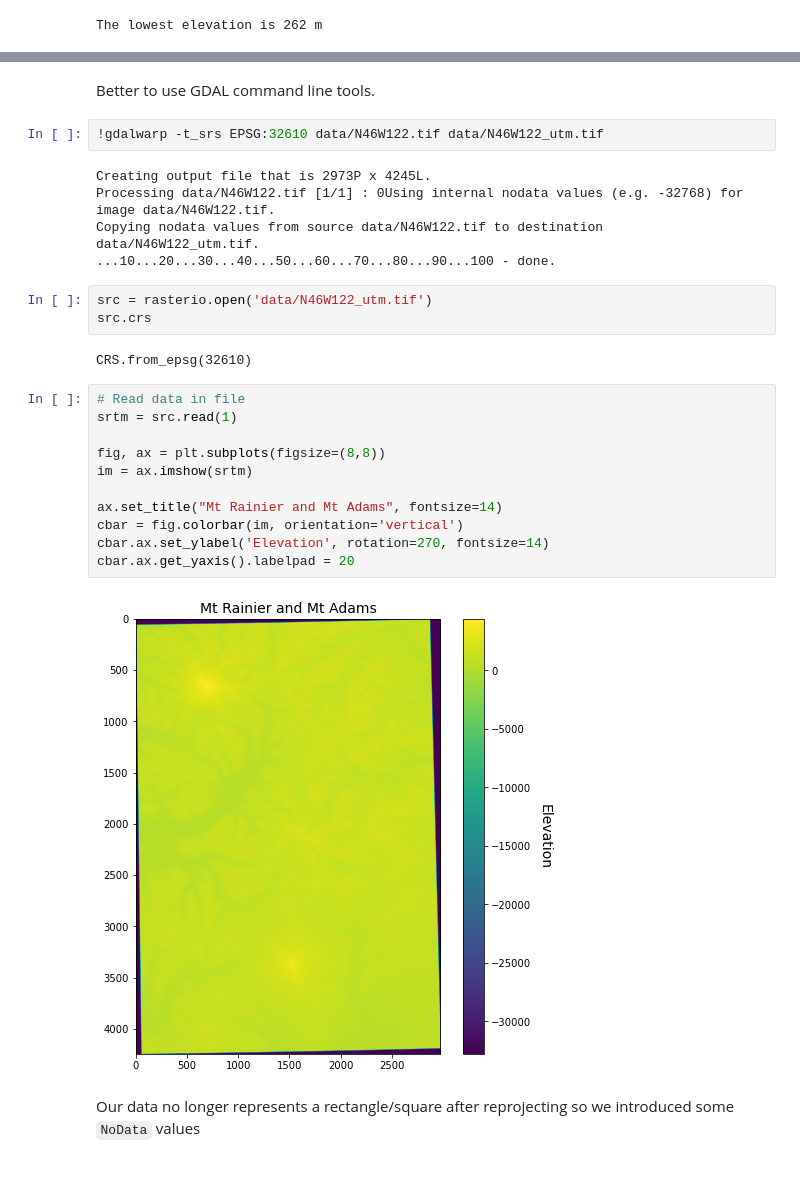
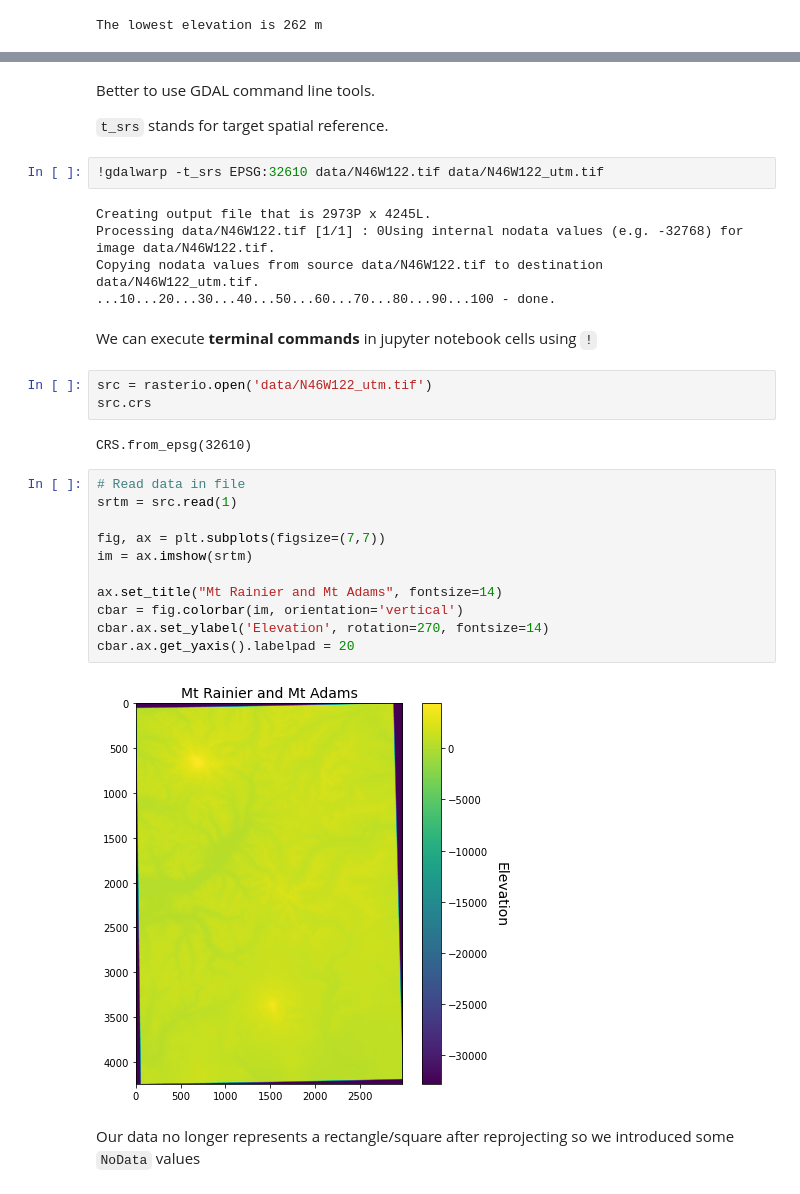
Before and after one commit to JohnnyRyan1/geospatial-data-science, a Jupyter notebook: lectures/lecture4/lecture-4.ipynb, the cells around one changed output, grey strips where cells are left out. Saved outputs shown, nothing was run; the diff lists cells and outputs as text.

```diff
--- a/lectures/lecture4/lecture-4.ipynb
+++ b/lectures/lecture4/lecture-4.ipynb
@@ -290,5 +283,7 @@ Rasterio can reproject raster data... but it's a bit of a mess!
 # %% [markdown]
 Better to use GDAL command line tools.
+
+`t_srs` stands for target spatial reference.
 # %%
 !gdalwarp -t_srs EPSG:32610 data/N46W122.tif data/N46W122_utm.tif
 # %% [output]
@@ -296,6 +291,8 @@ Creating output file that is 2973P x 4245L.
 Processing data/N46W122.tif [1/1] : 0Using internal nodata values (e.g. -32768) for image data/N46W122.tif.
 Copying nodata values from source data/N46W122.tif to destination data/N46W122_utm.tif.
 ...10...20...30...40...50...60...70...80...90...100 - done.
+# %% [markdown]
+We can execute **terminal commands** in jupyter notebook cells using `!`
 # %%
 src = rasterio.open('data/N46W122_utm.tif')
 src.crs
@@ -304,16 +301,16 @@ CRS.from_epsg(32610)
 # %%
 # Read data in file
 srtm = src.read(1)
 
-fig, ax = plt.subplots(figsize=(8,8))
+fig, ax = plt.subplots(figsize=(7,7))
 im = ax.imshow(srtm)
 
 ax.set_title("Mt Rainier and Mt Adams", fontsize=14)
 cbar = fig.colorbar(im, orientation='vertical')
 cbar.ax.set_ylabel('Elevation', rotation=270, fontsize=14)
 cbar.ax.get_yaxis().labelpad = 20
 # %% [output]
-[figure, old version]
+[figure, new version]
 # %% [markdown]
 Our data no longer represents a rectangle/square after reprojecting so we introduced some `NoData` values
 # %%
```
Also changed, not shown: parts of 32 cells of this notebook, 4 other files.
